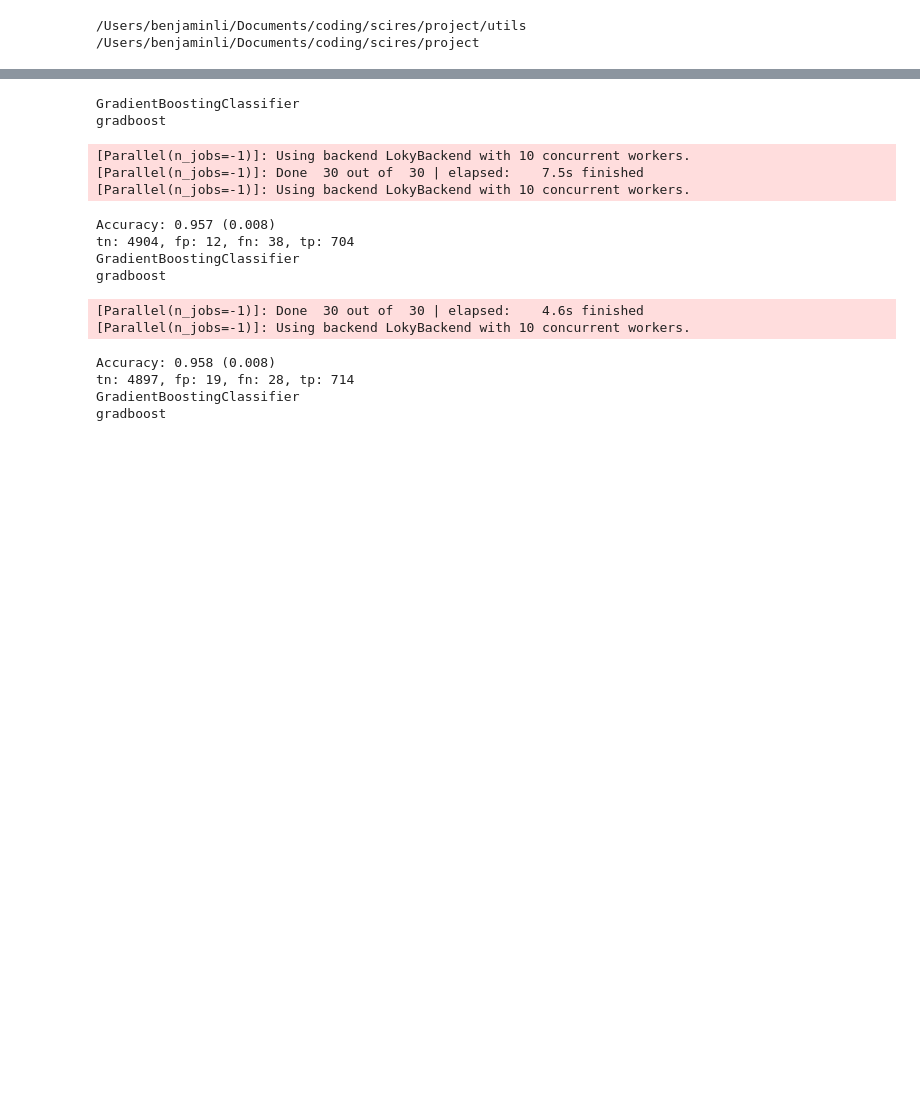
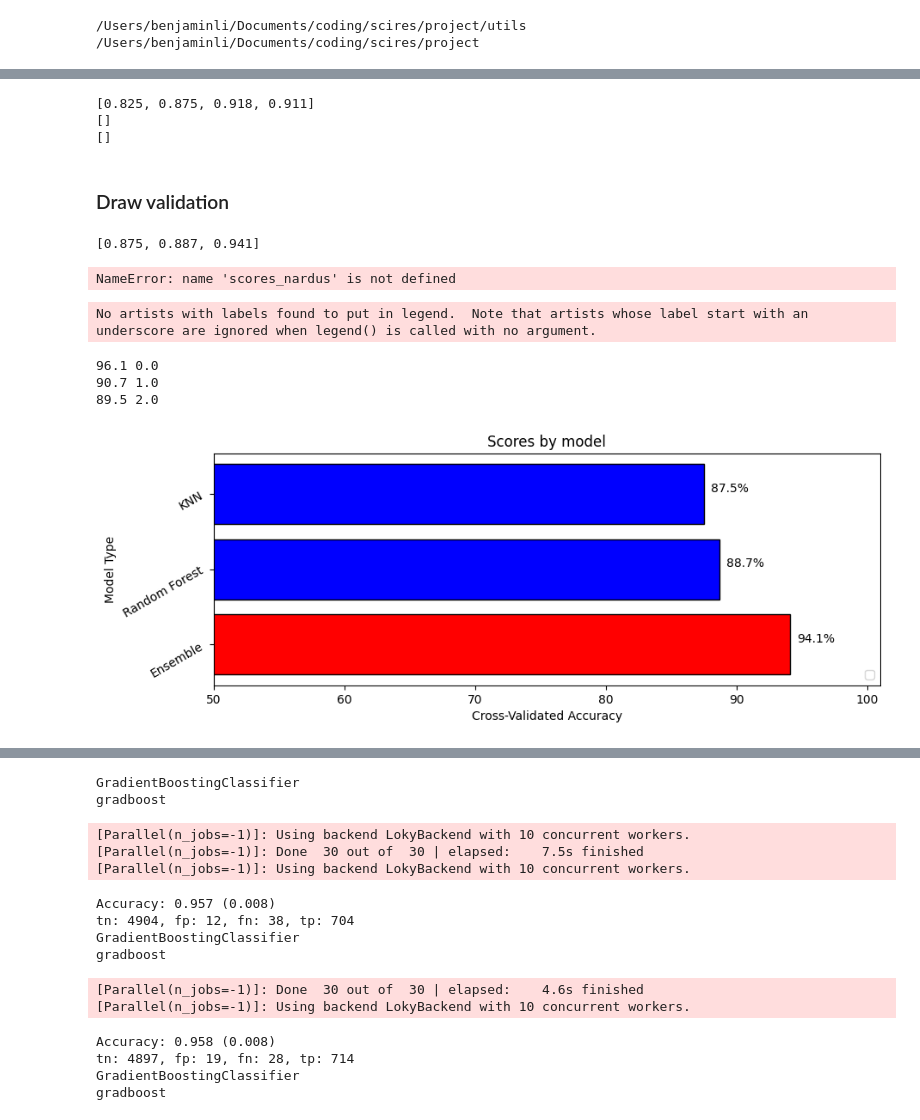
Before and after one commit to 25benjaminli/zoonotic-prediction, a Jupyter notebook: validate/validate.ipynb, the cells around one changed output, grey strips where cells are left out. Cells and saved outputs as stored; diff of their text form; code cells hidden in the pictures; blank space fills up the shorter version.

```diff
--- a/validate/validate.ipynb
+++ b/validate/validate.ipynb
@@ -49,0 +300,27 @@ X_train, X_test, y_train, y_test = train_test_split(df.loc[:, df.columns != 'isZ
+# %%
+# print(validation_utils.cross_validate(zhang_knn, X, y)) # 0.884
+# print(validation_utils.cross_validate(zhang_randforest, X, y)) # 0.896
+# print(validation_utils.cross_validate(zhang_svm, X, y)) # 0.93
+# print(validation_utils.cross_validate(zhang_mlp, X, y)) # 0.935
+# print(validation_utils.cross_validate(merged_GBM.best_estimator_, X, y)) # 0.938
+# print(validation_utils.cross_validate(em.best_estimator_, X, y)) # 0.943 accuracy
+
+scores_merged, scores_nardus, scores_zhang = [], [], []
+kmer = 4
+# %%
+ds = datasets['merged'][f'normalized-{kmer}']
+
+# this one is trained on only the nardus one
+
+"""
+{'learning_rate': 0.15, 'max_depth': 8, 'max_features': 3, 'min_samples_split': 30, 'n_estimators': 130, 'subsample': 0.8}
+"""
+X_train, y_train, X_test, y_test = ds['X_train'], ds['y_train'], ds['X_test'], ds['y_test']
+X = pd.concat([X_train, X_test])
+y = np.concatenate([y_train, y_test], axis=0)
+x=0
+for modelName in bestandworst.keys():
+    if x == 6: break
+    print(modelName)
+    scores_merged.append(validation_utils.cross_validate(bestandworst[modelName], X, y))
+    x+=1
@@ -49,0 +448,29 @@ X_train, X_test, y_train, y_test = train_test_split(df.loc[:, df.columns != 'isZ
+# %%
+print(scores_merged)
+print(scores_nardus)
+print(scores_zhang)
+# %% [output]
+[0.825, 0.875, 0.918, 0.911]
+[]
+[]
+# %% [markdown]
+### Draw validation
+# %%
+# these were autogenerated but saved here for convenience
+# scores_merged = [0.875, 0.887, 0.941]
+print(scores_merged)
+# %% [output]
+[0.875, 0.887, 0.941]
+NameError: name 'scores_nardus' is not defined
+# %%
+merged_dc = OrderedDict(sorted(OrderedDict(map(lambda i,j : (i,j) , bestandworst.keys(),scores_merged)).items(), key=lambda x: x[1], reverse=True))
+# nardus_dc = OrderedDict(sorted(OrderedDict(map(lambda i,j : (i,j) , bestandworst.keys(),scores_nardus)).items(), key=lambda x: x[1], reverse=True))
+# zhang_dc = OrderedDict(sorted(OrderedDict(map(lambda i,j : (i,j) , bestandworst.keys(),scores_zhang)).items(), key=lambda x: x[1], reverse=True))
+
+validation_utils.draw_accuracies(bestandworst, None, None, merged_dc)
+# %% [output]
+No artists with labels found to put in legend.  Note that artists whose label start with an underscore are ignored when legend() is called with no argument.
+96.1 0.0
+90.7 1.0
+89.5 2.0
+[figure, added]
```
Also changed, not shown: parts of 31 cells of this notebook, 32 other files.
